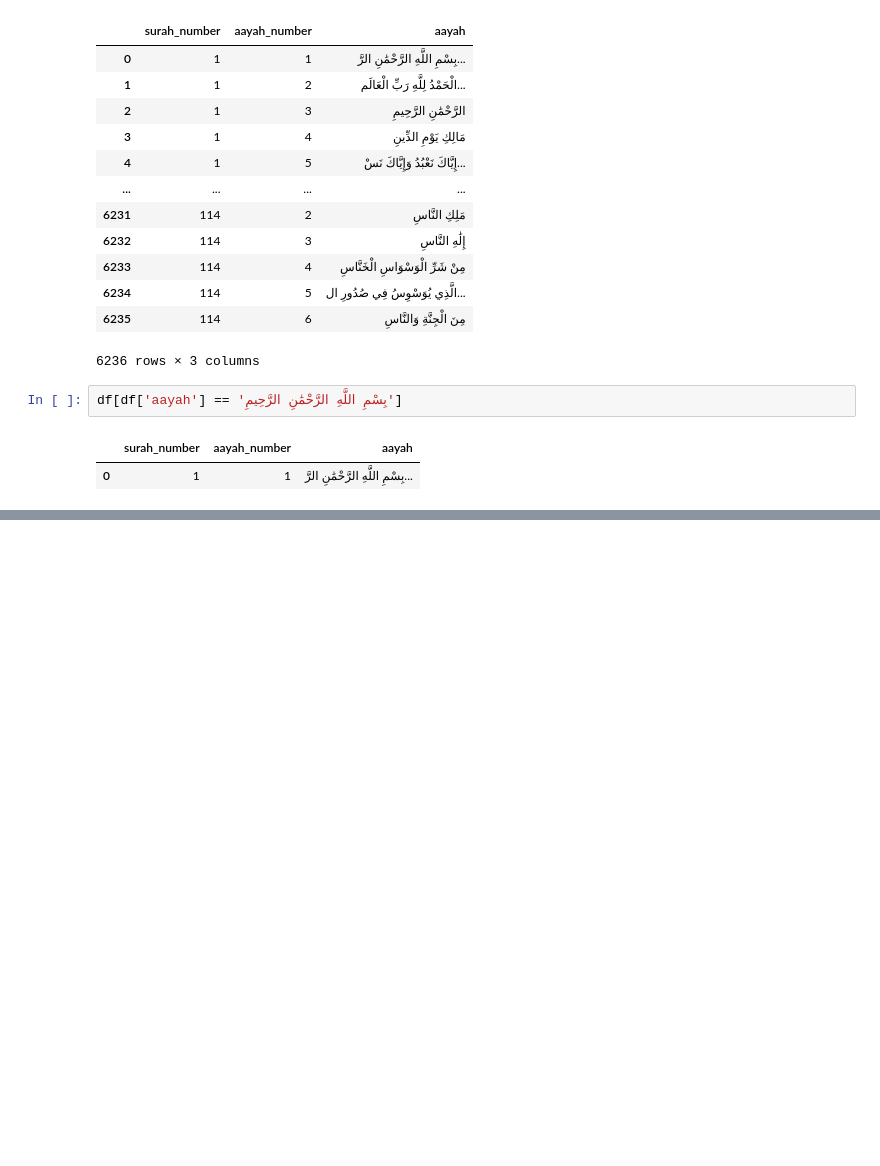
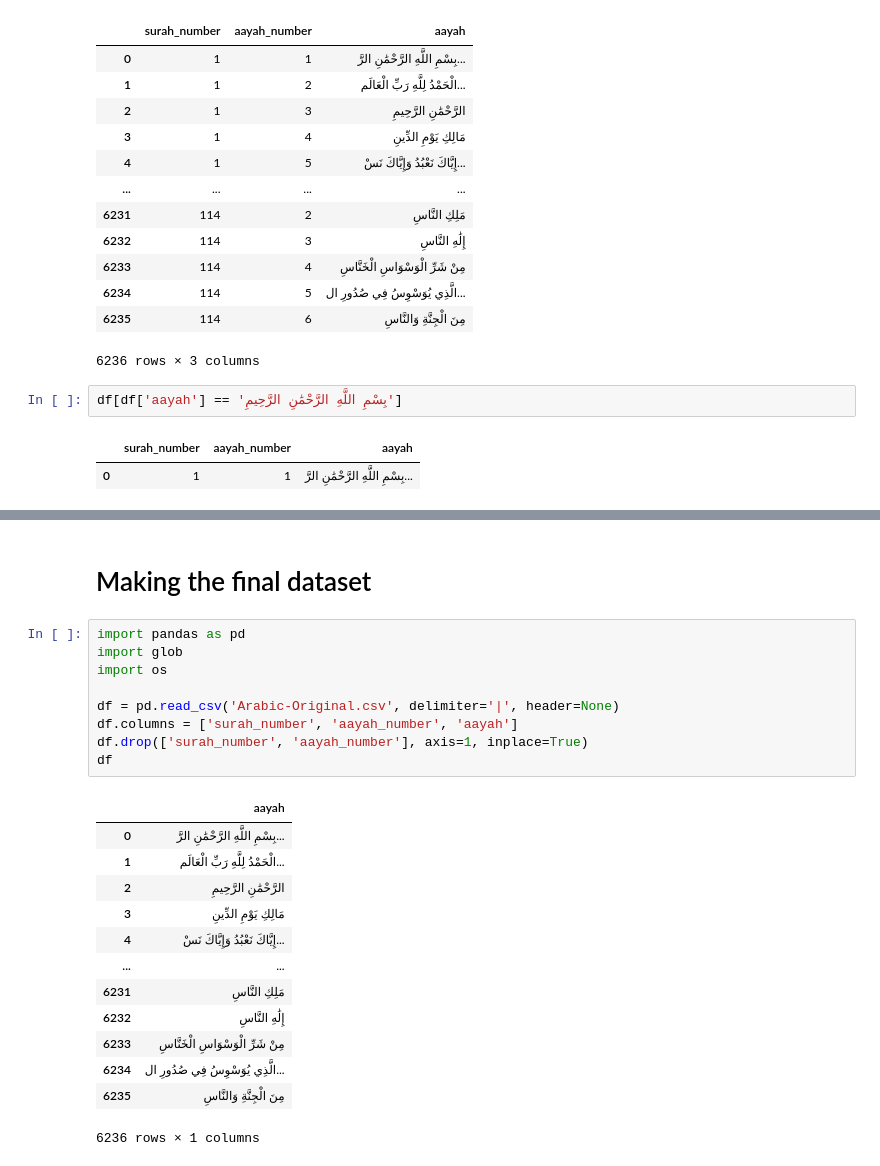
Before and after one commit to logan-mo/Quran_aayah_web_Scraper, a Jupyter notebook: test..ipynb, the cells around one changed output, grey strips where cells are left out. Drawn from its saved outputs; the diff is of its cells as text; blank space fills up the shorter version.

```diff
--- a/test..ipynb
+++ b/test..ipynb
@@ -179,0 +193,25 @@ df[df['aayah'] == 'بِسْمِ اللَّهِ الرَّحْمَٰنِ الرّ
+# %% [markdown]
+# Making the final dataset
+# %%
+import pandas as pd
+import glob
+import os
+
+df = pd.read_csv('Arabic-Original.csv', delimiter='|', header=None)
+df.columns = ['surah_number', 'aayah_number', 'aayah']
+df.drop(['surah_number', 'aayah_number'], axis=1, inplace=True)
+df
+# %% [output]
+|  | aayah |
+| 0 | بِسْمِ اللَّهِ الرَّحْمَٰنِ الرَّ... |
+| 1 | الْحَمْدُ لِلَّهِ رَبِّ الْعَالَم... |
+| 2 | الرَّحْمَٰنِ الرَّحِيمِ |
+| 3 | مَالِكِ يَوْمِ الدِّينِ |
+| 4 | إِيَّاكَ نَعْبُدُ وَإِيَّاكَ نَسْ... |
+| ... | ... |
+| 6231 | مَلِكِ النَّاسِ |
+| 6232 | إِلَٰهِ النَّاسِ |
+| 6233 | مِنْ شَرِّ الْوَسْوَاسِ الْخَنَّاسِ |
+| 6234 | الَّذِي يُوَسْوِسُ فِي صُدُورِ ال... |
+| 6235 | مِنَ الْجِنَّةِ وَالنَّاسِ |
+6236 rows × 1 columns
```
Also changed, not shown: parts of 13 cells of this notebook, 4 other files.
